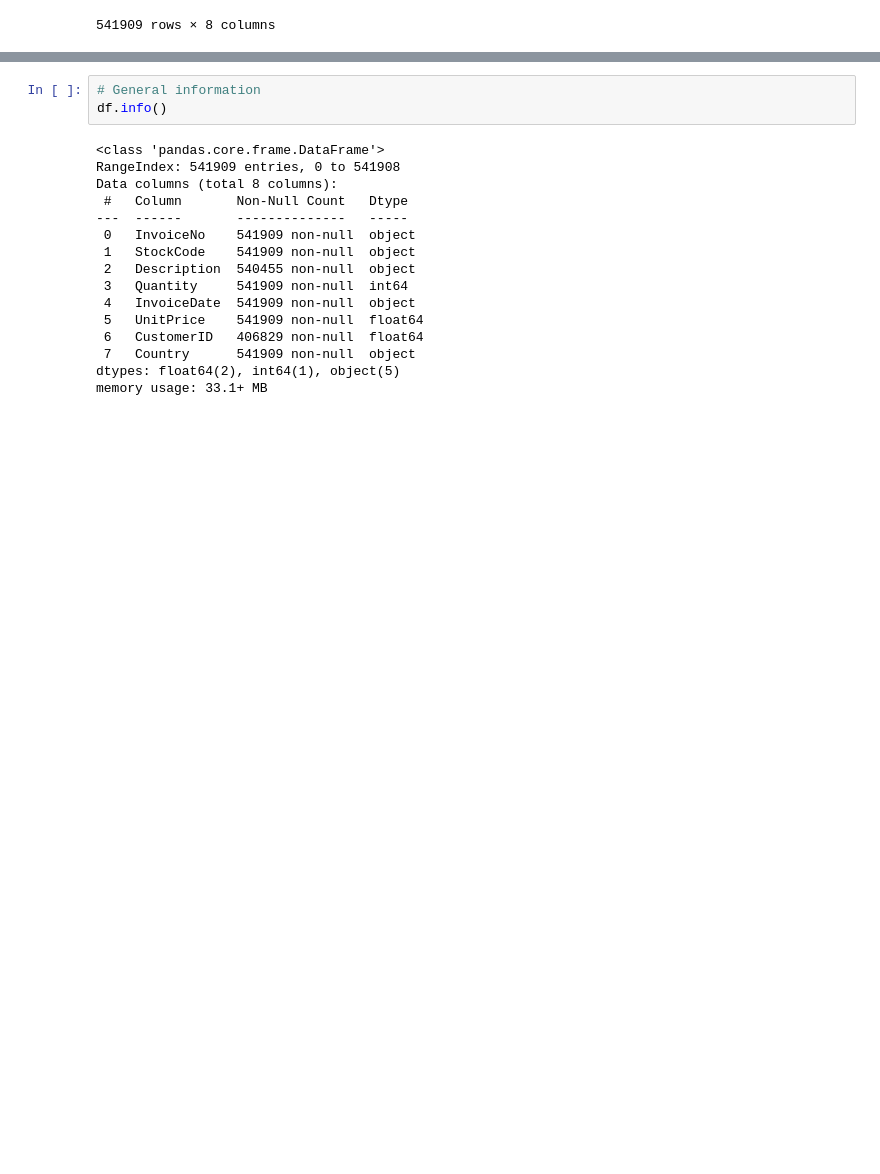
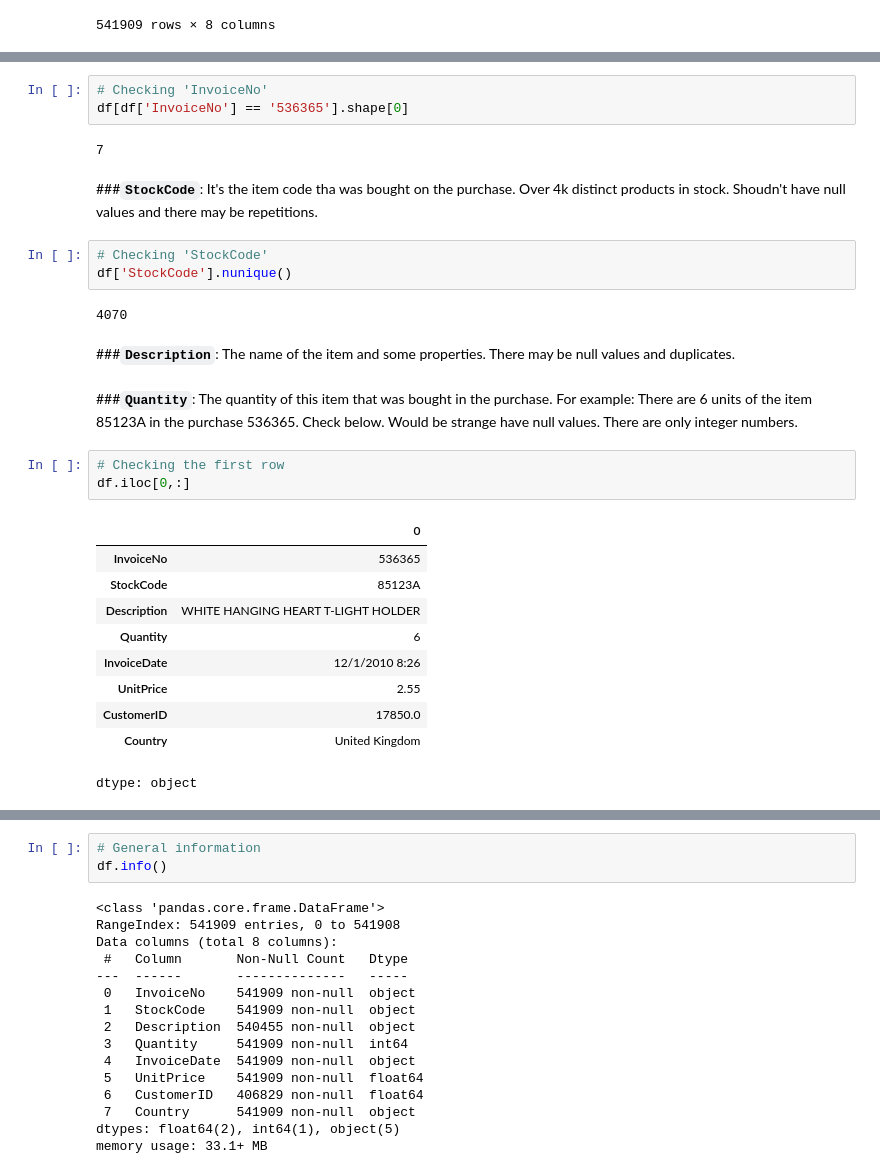
Before and after one commit to RafaSFernandes/customer-clustering, a Jupyter notebook: notebooks/customer_clustering_RFM.ipynb, the cells around one changed output, grey strips where cells are left out. Cells and saved outputs as stored; diff of their text form; blank space fills up the shorter version.

```diff
--- a/notebooks/customer_clustering_RFM.ipynb
+++ b/notebooks/customer_clustering_RFM.ipynb
@@ -87,0 +94,30 @@ df
+# %%
+# Checking 'InvoiceNo'
+df[df['InvoiceNo'] == '536365'].shape[0]
+# %% [output]
+7
+# %% [markdown]
+###**`StockCode`**: It's the item code tha was bought on the purchase. Over 4k distinct products in stock. Shoudn't have null values and there may be repetitions.
+# %%
+# Checking 'StockCode'
+df['StockCode'].nunique()
+# %% [output]
+4070
+# %% [markdown]
+###**`Description`**: The name of the item and some properties. There may be null values and duplicates.
+# %% [markdown]
+###**`Quantity`**: The quantity of this item that was bought in the purchase. For example: There are 6 units of the item 85123A in the purchase 536365. Check below. Would be strange have null values. There are only integer numbers.
+# %%
+# Checking the first row
+df.iloc[0,:]
+# %% [output]
+|  | 0 |
+| InvoiceNo | 536365 |
+| StockCode | 85123A |
+| Description | WHITE HANGING HEART T-LIGHT HOLDER |
+| Quantity | 6 |
+| InvoiceDate | 12/1/2010 8:26 |
+| UnitPrice | 2.55 |
+| CustomerID | 17850.0 |
+| Country | United Kingdom |
+dtype: object
```
Also changed, not shown: parts of 13 cells of this notebook.
